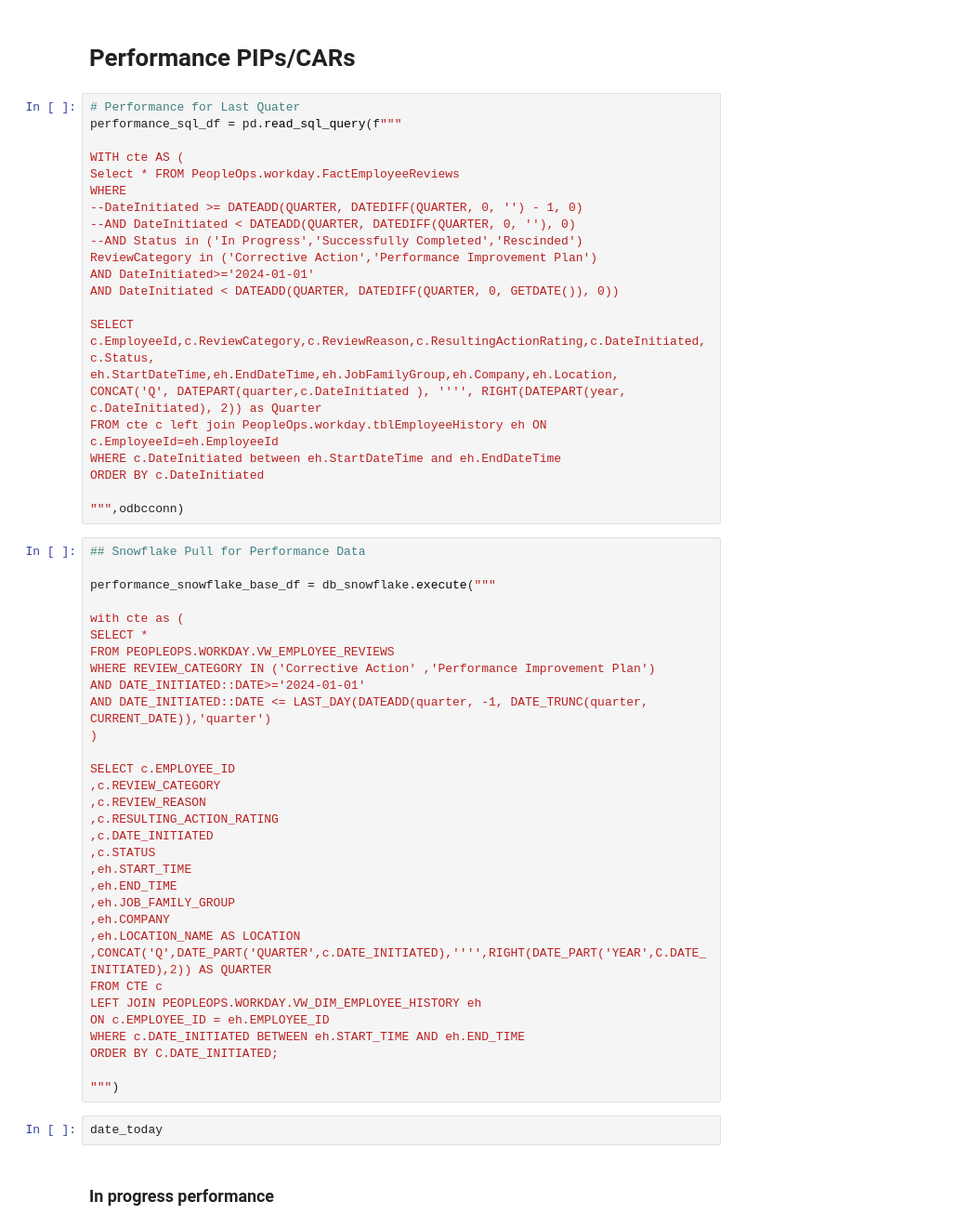
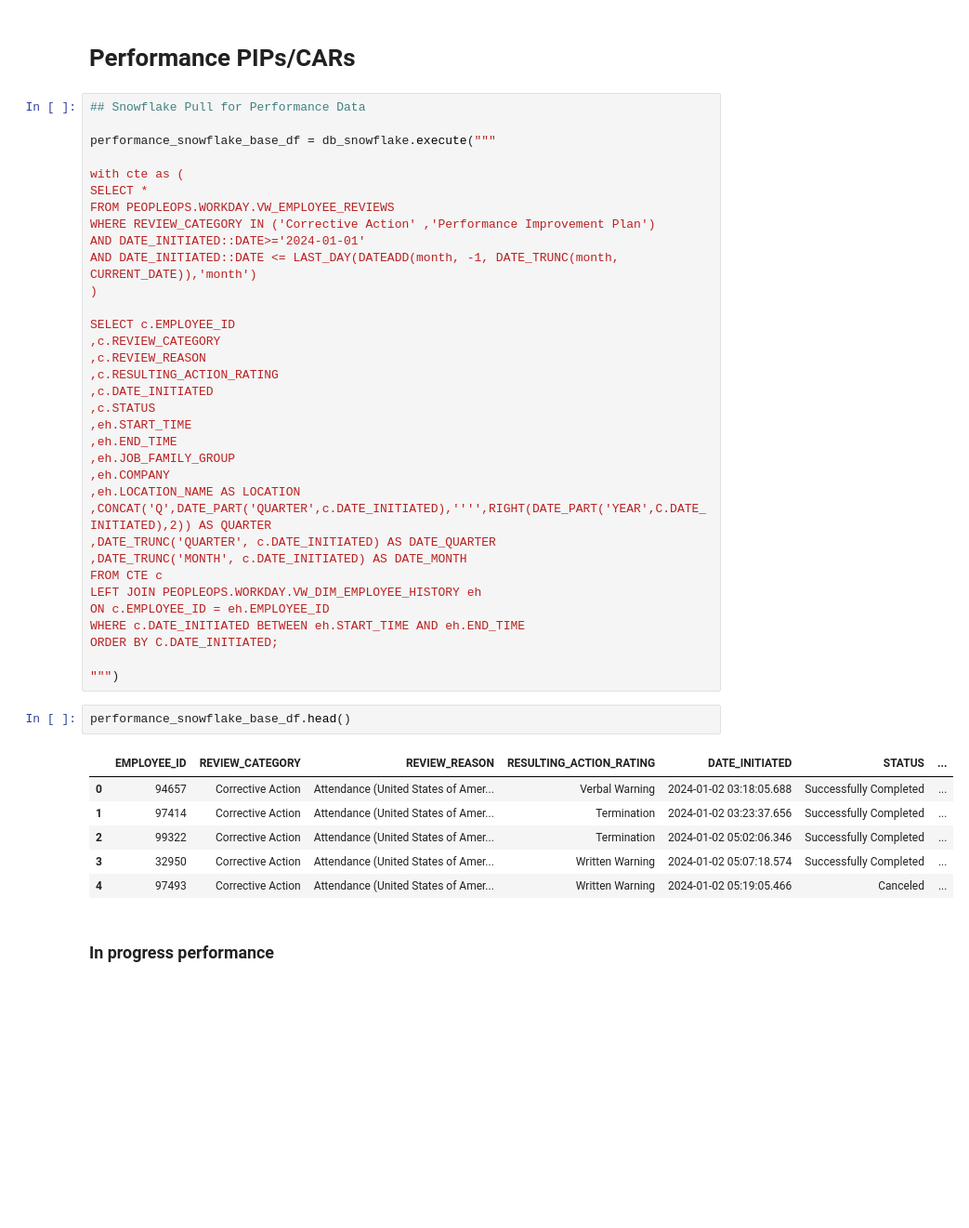
Before and after one commit to anishmiddelacarvana/SiteRisk, a Jupyter notebook: v3.ipynb, the cells around one changed output. Shown at 93% size. Saved outputs shown, nothing was run; the diff lists cells and outputs as text; blank space fills up the shorter version.

```diff
--- a/v3.ipynb
+++ b/v3.ipynb
@@ -676,27 +701,5 @@ main_df= pd.merge(location_df,injury_df, how='outer', on=['Location','JobFamilyG
 # %% [markdown]
 # Performance PIPs/CARs
-# %%
-# Performance for Last Quater
-performance_sql_df = pd.read_sql_query(f"""
-
-WITH cte AS (
-Select * FROM PeopleOps.workday.FactEmployeeReviews
-WHERE
---DateInitiated >= DATEADD(QUARTER, DATEDIFF(QUARTER, 0, '') - 1, 0)
---AND DateInitiated < DATEADD(QUARTER, DATEDIFF(QUARTER, 0, ''), 0)
---AND Status in ('In Progress','Successfully Completed','Rescinded')
-ReviewCategory in ('Corrective Action','Performance Improvement Plan')
-AND DateInitiated>='2024-01-01'
-AND DateInitiated < DATEADD(QUARTER, DATEDIFF(QUARTER, 0, GETDATE()), 0))
-
-SELECT c.EmployeeId,c.ReviewCategory,c.ReviewReason,c.ResultingActionRating,c.DateInitiated,c.Status,
-eh.StartDateTime,eh.EndDateTime,eh.JobFamilyGroup,eh.Company,eh.Location,
-CONCAT('Q', DATEPART(quarter,c.DateInitiated ), '''', RIGHT(DATEPART(year, c.DateInitiated), 2)) as Quarter
-FROM cte c left join PeopleOps.workday.tblEmployeeHistory eh ON c.EmployeeId=eh.EmployeeId
-WHERE c.DateInitiated between eh.StartDateTime and eh.EndDateTime
-ORDER BY c.DateInitiated
-
-""",odbcconn)
 # %%
 ## Snowflake Pull for Performance Data
 
@@ -707,7 +710,7 @@ SELECT *
 FROM PEOPLEOPS.WORKDAY.VW_EMPLOYEE_REVIEWS
 WHERE REVIEW_CATEGORY IN ('Corrective Action' ,'Performance Improvement Plan')
 AND DATE_INITIATED::DATE>='2024-01-01'
-AND DATE_INITIATED::DATE <= LAST_DAY(DATEADD(quarter, -1, DATE_TRUNC(quarter, CURRENT_DATE)),'quarter')
+AND DATE_INITIATED::DATE <= LAST_DAY(DATEADD(month, -1, DATE_TRUNC(month, CURRENT_DATE)),'month')
 )
 
 SELECT c.EMPLOYEE_ID
@@ -722,6 +725,8 @@ SELECT c.EMPLOYEE_ID
 ,eh.COMPANY
 ,eh.LOCATION_NAME AS LOCATION
 ,CONCAT('Q',DATE_PART('QUARTER',c.DATE_INITIATED),'''',RIGHT(DATE_PART('YEAR',C.DATE_INITIATED),2)) AS QUARTER
+,DATE_TRUNC('QUARTER', c.DATE_INITIATED) AS DATE_QUARTER
+,DATE_TRUNC('MONTH', c.DATE_INITIATED) AS DATE_MONTH
 FROM CTE c
 LEFT JOIN PEOPLEOPS.WORKDAY.VW_DIM_EMPLOYEE_HISTORY eh
 ON c.EMPLOYEE_ID = eh.EMPLOYEE_ID
@@ -729,7 +734,14 @@ WHERE c.DATE_INITIATED BETWEEN eh.START_TIME AND eh.END_TIME
 ORDER BY C.DATE_INITIATED;
 
 """)
-# %%
-date_today
+# %%
+performance_snowflake_base_df.head()
+# %% [output]
+|  | EMPLOYEE_ID | REVIEW_CATEGORY | REVIEW_REASON | RESULTING_ACTION_RATING | DATE_INITIATED | STATUS | ... |
+| 0 | 94657 | Corrective Action | Attendance (United States of Amer... | Verbal Warning | 2024-01-02 03:18:05.688 | Successfully Completed | ... |
+| 1 | 97414 | Corrective Action | Attendance (United States of Amer... | Termination | 2024-01-02 03:23:37.656 | Successfully Completed | ... |
+| 2 | 99322 | Corrective Action | Attendance (United States of Amer... | Termination | 2024-01-02 05:02:06.346 | Successfully Completed | ... |
+| 3 | 32950 | Corrective Action | Attendance (United States of Amer... | Written Warning | 2024-01-02 05:07:18.574 | Successfully Completed | ... |
+| 4 | 97493 | Corrective Action | Attendance (United States of Amer... | Written Warning | 2024-01-02 05:19:05.466 | Canceled | ... |
 # %% [markdown]
 ### In progress performance
```
Also changed, not shown: parts of 20 cells of this notebook.
